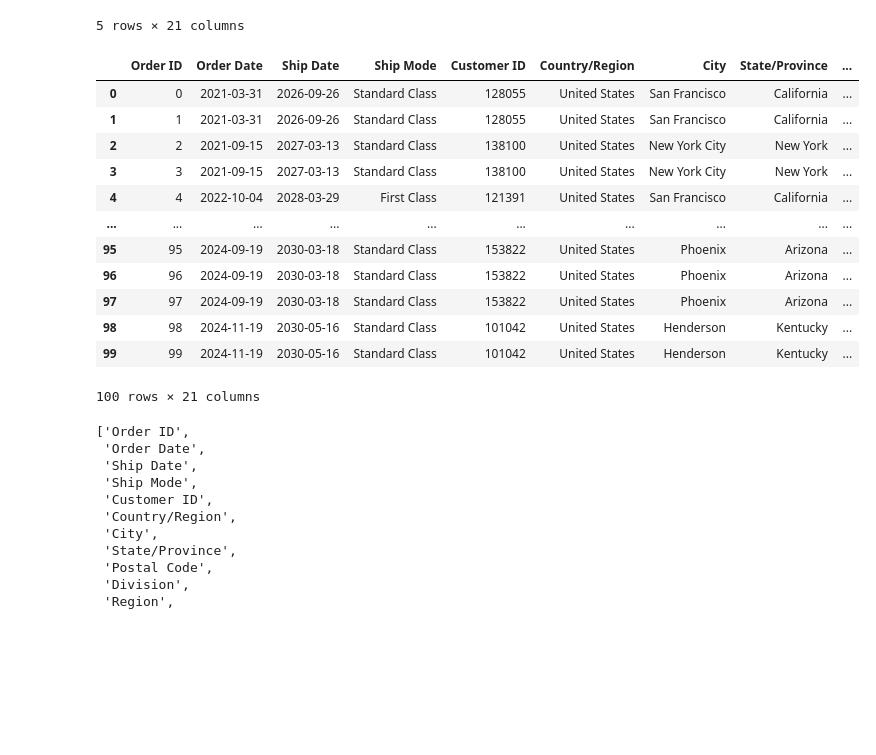
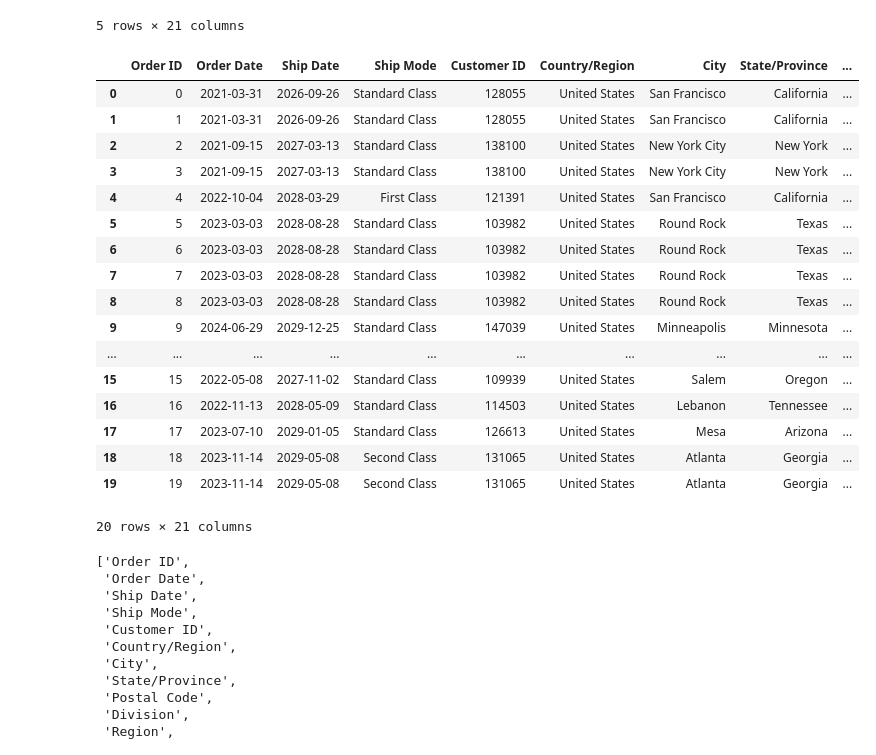
Before and after one commit to ceciliabetek/chocolate-factory, a Jupyter notebook: notebooks/samia.ipynb, the cells around one changed output. Drawn from its saved outputs; the diff is of its cells as text; code cells hidden in the pictures; blank space fills up the shorter version.

```diff
--- a/notebooks/samia.ipynb
+++ b/notebooks/samia.ipynb
@@ -526,21 +528,29 @@ df.columns.tolist()
 # use Unamed: 0 as Order ID
 df.rename(columns={"Unnamed: 0": "Order ID"}, inplace=True)
 # %%
-df.head(100)
+df.head(20)
+
+# ORDER ID is unique
+# Order Date 2021-03-31
 # %% [output]
 |  | Order ID | Order Date | Ship Date | Ship Mode | Customer ID | Country/Region | City | State/Province | ... |
 | 0 | 0 | 2021-03-31 | 2026-09-26 | Standard Class | 128055 | United States | San Francisco | California | ... |
 | 1 | 1 | 2021-03-31 | 2026-09-26 | Standard Class | 128055 | United States | San Francisco | California | ... |
 | 2 | 2 | 2021-09-15 | 2027-03-13 | Standard Class | 138100 | United States | New York City | New York | ... |
 | 3 | 3 | 2021-09-15 | 2027-03-13 | Standard Class | 138100 | United States | New York City | New York | ... |
 | 4 | 4 | 2022-10-04 | 2028-03-29 | First Class | 121391 | United States | San Francisco | California | ... |
+| 5 | 5 | 2023-03-03 | 2028-08-28 | Standard Class | 103982 | United States | Round Rock | Texas | ... |
+| 6 | 6 | 2023-03-03 | 2028-08-28 | Standard Class | 103982 | United States | Round Rock | Texas | ... |
+| 7 | 7 | 2023-03-03 | 2028-08-28 | Standard Class | 103982 | United States | Round Rock | Texas | ... |
+| 8 | 8 | 2023-03-03 | 2028-08-28 | Standard Class | 103982 | United States | Round Rock | Texas | ... |
+| 9 | 9 | 2024-06-29 | 2029-12-25 | Standard Class | 147039 | United States | Minneapolis | Minnesota | ... |
 | ... | ... | ... | ... | ... | ... | ... | ... | ... | ... |
-| 95 | 95 | 2024-09-19 | 2030-03-18 | Standard Class | 153822 | United States | Phoenix | Arizona | ... |
-| 96 | 96 | 2024-09-19 | 2030-03-18 | Standard Class | 153822 | United States | Phoenix | Arizona | ... |
-| 97 | 97 | 2024-09-19 | 2030-03-18 | Standard Class | 153822 | United States | Phoenix | Arizona | ... |
-| 98 | 98 | 2024-11-19 | 2030-05-16 | Standard Class | 101042 | United States | Henderson | Kentucky | ... |
-| 99 | 99 | 2024-11-19 | 2030-05-16 | Standard Class | 101042 | United States | Henderson | Kentucky | ... |
+| 15 | 15 | 2022-05-08 | 2027-11-02 | Standard Class | 109939 | United States | Salem | Oregon | ... |
+| 16 | 16 | 2022-11-13 | 2028-05-09 | Standard Class | 114503 | United States | Lebanon | Tennessee | ... |
+| 17 | 17 | 2023-07-10 | 2029-01-05 | Standard Class | 126613 | United States | Mesa | Arizona | ... |
+| 18 | 18 | 2023-11-14 | 2029-05-08 | Second Class | 131065 | United States | Atlanta | Georgia | ... |
+| 19 | 19 | 2023-11-14 | 2029-05-08 | Second Class | 131065 | United States | Atlanta | Georgia | ... |
-100 rows × 21 columns
+20 rows × 21 columns
 # %%
 df.columns.tolist()
 # %% [output]
```
Also changed, not shown: parts of 1 cell of this notebook, 1 other file.
